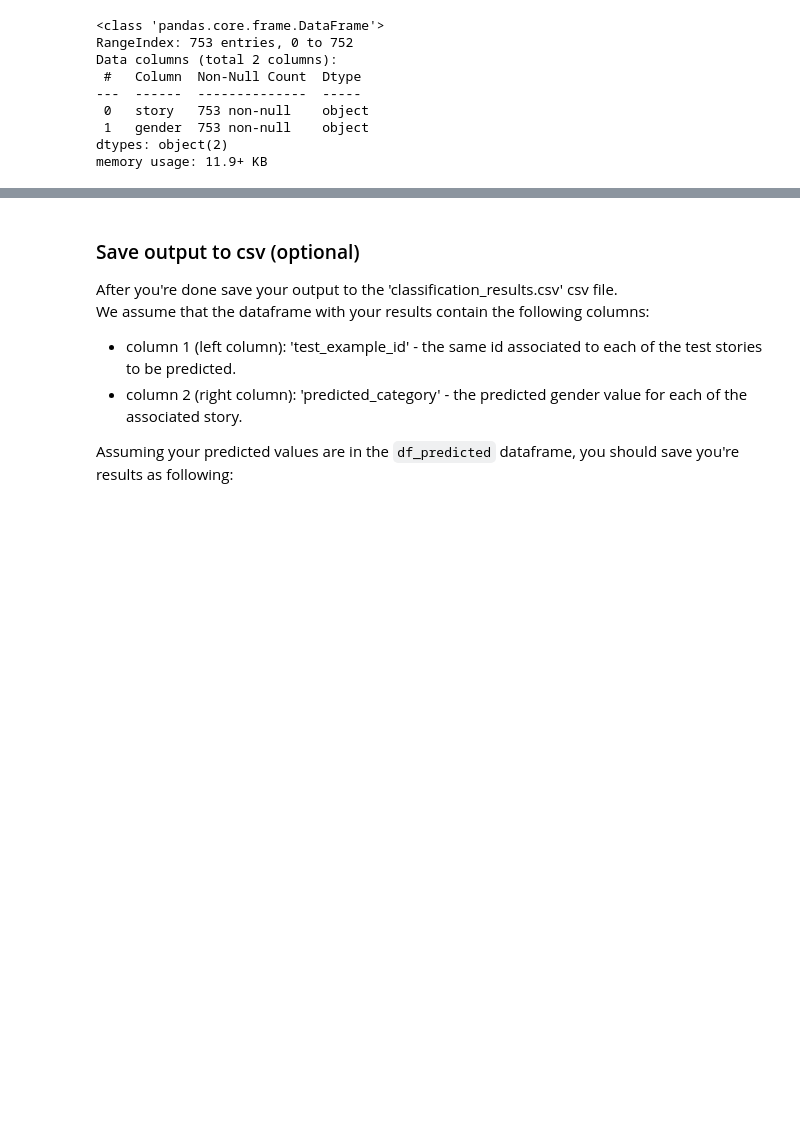
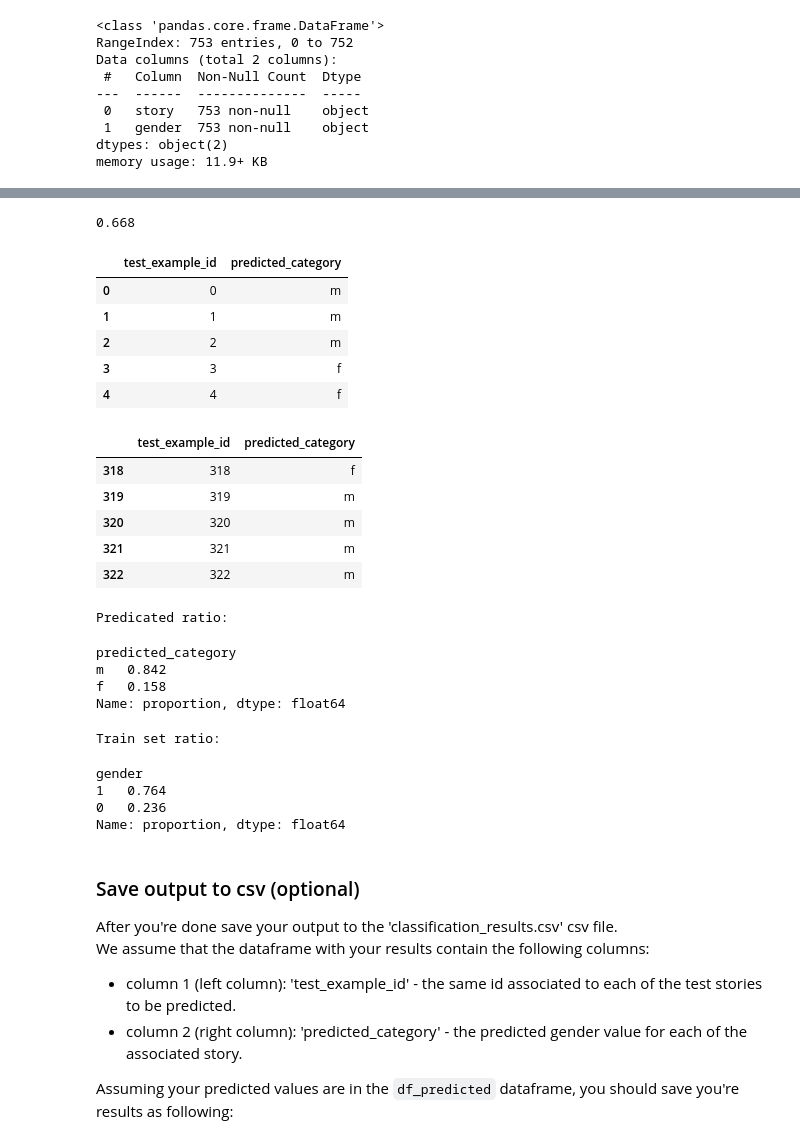
Before and after one commit to Omer-5/assignment3-text_analysis, a Jupyter notebook: Assignment3-text-analysis.ipynb, the cells around one changed output, grey strips where cells are left out. Cells and saved outputs as stored; diff of their text form; code cells hidden in the pictures; blank space fills up the shorter version.

```diff
--- a/Assignment3-text-analysis.ipynb
+++ b/Assignment3-text-analysis.ipynb
@@ -514,3 +571,47 @@ calc_and_display_scores("SVM", best_svm, X_train, y_train, svm_best_params)
+# %%
+# Even though naive bayes achieved a better f1 score, the ratio of male/female is off (assuming roughly even split)
+# the problem seems to be over-fitting, I tried solving this issue but it didn't work
+# moving forward with SVM, second best model and getting closer ration to train set:
+
+df_predicted = pd.DataFrame(columns = ['test_example_id','predicted_category'])
+prediction = best_svm.predict(stories)
+score = cross_val_score(best_svm, X_train, y_train, scoring='f1_macro', cv=10, n_jobs=-1).mean()
+
+print(f"Macro f1 score: {score:.3f}\n")
+df_predicted['test_example_id'] = df_test['test_example_id']
+df_predicted['predicted_category'] = np.where(prediction == '1', 'm', 'f')
+print("First 5 predictions:")
+df_predicted.head(5)
+print("Last 5 predictions:")
+df_predicted.tail(5)
+print("Predicated ratio:")
+df_predicted['predicted_category'].value_counts(normalize=True)
+print("Train set ratio:")
+df_train['gender'].value_counts(normalize=True)
+# %% [output]
+0.668
+|  | test_example_id | predicted_category |
+| 0 | 0 | m |
+| 1 | 1 | m |
+| 2 | 2 | m |
+| 3 | 3 | f |
+| 4 | 4 | f |
+|  | test_example_id | predicted_category |
+| 318 | 318 | f |
+| 319 | 319 | m |
+| 320 | 320 | m |
+| 321 | 321 | m |
+| 322 | 322 | m |
+Predicated ratio:
+predicted_category
+m   0.842
+f   0.158
+Name: proportion, dtype: float64
+Train set ratio:
+gender
+1   0.764
+0   0.236
+Name: proportion, dtype: float64
 # %% [markdown]
 ### Save output to csv (optional)
 After you're done save your output to the 'classification_results.csv' csv file.<br/>
```
Also changed, not shown: parts of 24 cells of this notebook.
